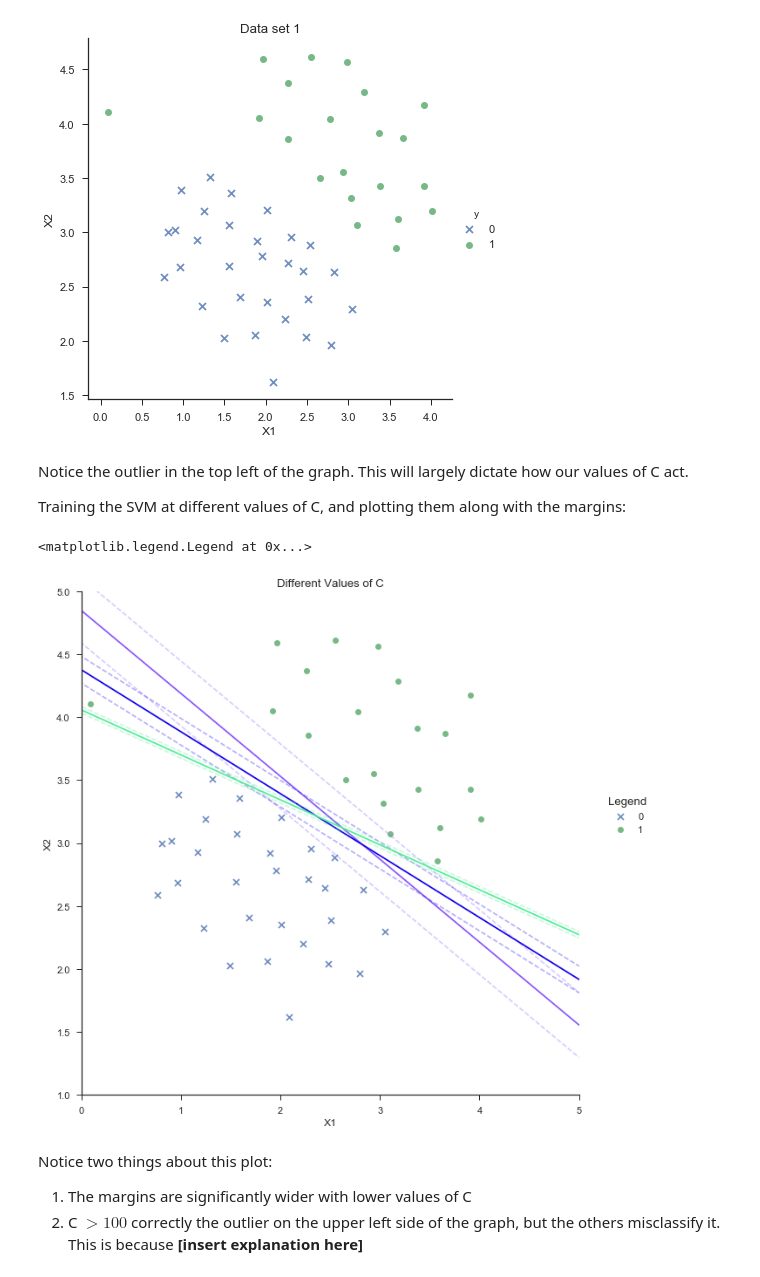
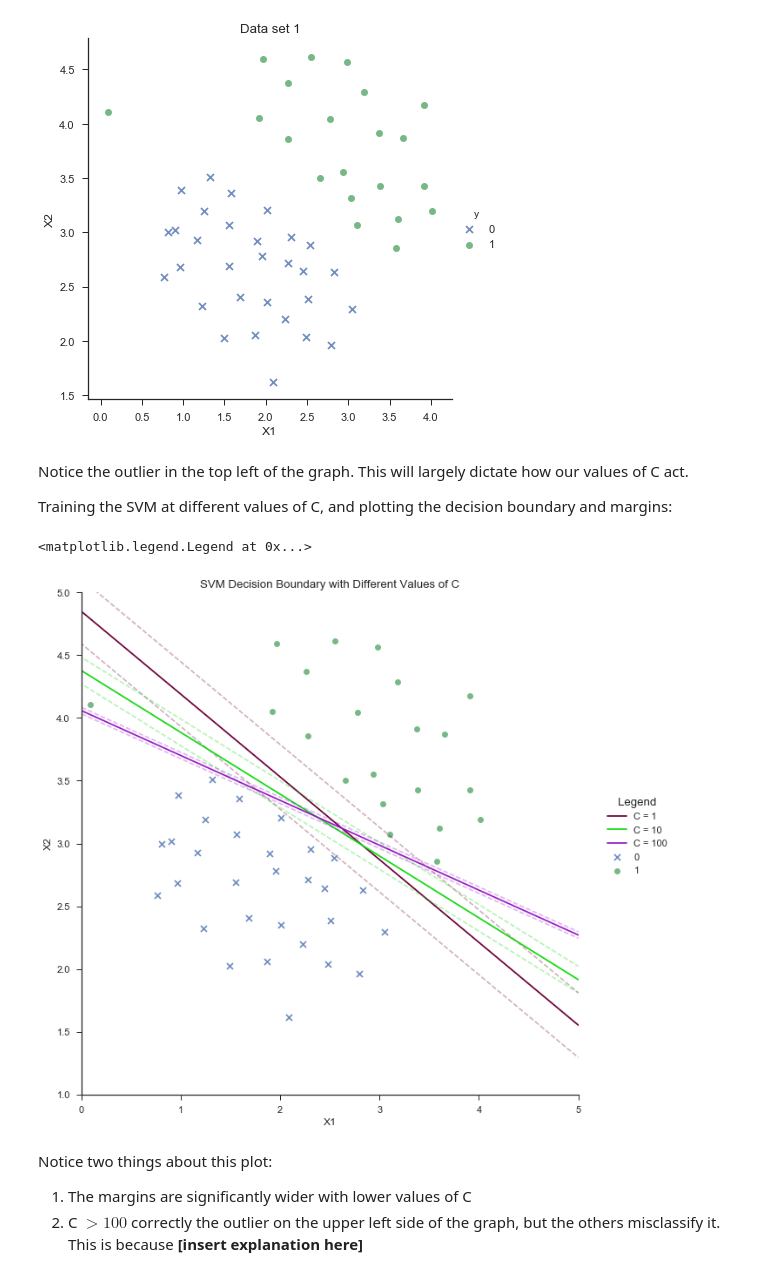
Before and after one commit to JeffMacaluso/Misc, a Jupyter notebook: MachineLearningMOOC/Ex6 Python - Support Vector Machines.ipynb, the cells around one changed output. Drawn from its saved outputs; the diff is of its cells as text; code cells hidden in the pictures.

```diff
--- a/MachineLearningMOOC/Ex6 Python - Support Vector Machines.ipynb
+++ b/MachineLearningMOOC/Ex6 Python - Support Vector Machines.ipynb
@@ -54,7 +54,7 @@ plt.title('Data set 1')
 # %% [markdown]
 Notice the outlier in the top left of the graph.  This will largely dictate how our values of C act.
 
-Training the SVM at different values of C, and plotting them along with the margins:
+Training the SVM at different values of C, and plotting the decision boundary and margins:
 # %%
 # Plotting the original data
 fig = sns.lmplot(x='X1', y='X2', hue='y', markers=['x', 'o'],
@@ -62,41 +62,41 @@ fig = sns.lmplot(x='X1', y='X2', hue='y', markers=['x', 'o'],
 
 for c in [1, 10, 100]:
     # Training the SVM
-    clf = SVC(C=c, kernel='linear')
+    clf = SVC(kernel='linear', C=c)
     clf.fit(X, y.ravel())
 
     # Getting the linearly separable boundary
     w = clf.coef_[0]
     a = -w[0] / w[1]
     xx = np.linspace(-5, 5)
     yy = a * xx - (clf.intercept_[0]) / w[1]
 
     # plot the parallels to the separating hyperplane that pass through the
     # support vectors
     margin = 1 / np.sqrt(np.sum(clf.coef_**2))
     yy_down = yy + a * margin
     yy_up = yy - a * margin
 
     color = np.random.rand(3,1)
 
     # Plotting the boundary
-    boundary = plt.plot(xx, yy, 'k-',c=color)
+    boundary = plt.plot(xx, yy, 'k-', c=color, label=("C = " + str(c)))
 
     # Plotting the boundary margins
     plt.plot(xx, yy_down, 'k--', alpha=0.3, c=color)
     plt.plot(xx, yy_up, 'k--', alpha=0.3, c=color)
 
 # Adjusting the title and x/y axis limits
-plt.title('Different Values of C')
+plt.title('SVM Decision Boundary with Different Values of C')
 plt.xlim(0, 5)
 plt.ylim(1, 5)
 
 # Adjusting the legend location
 plt.legend(bbox_to_anchor=(1.05, 0.6), loc=2,
            borderaxespad=0., title='Legend')
 # %% [output]
 <matplotlib.legend.Legend at 0x...>
-[figure, old version]
+[figure, new version]
 # %% [markdown]
 Notice two things about this plot:
 
```
Also changed, not shown: parts of 6 cells of this notebook.
